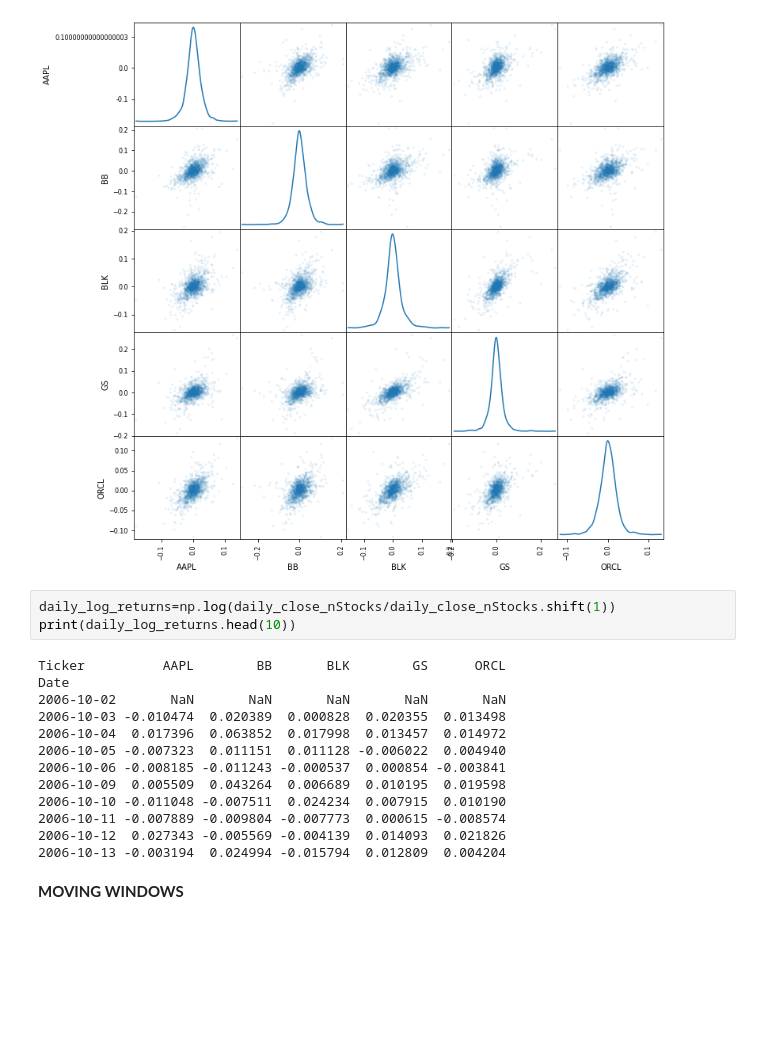
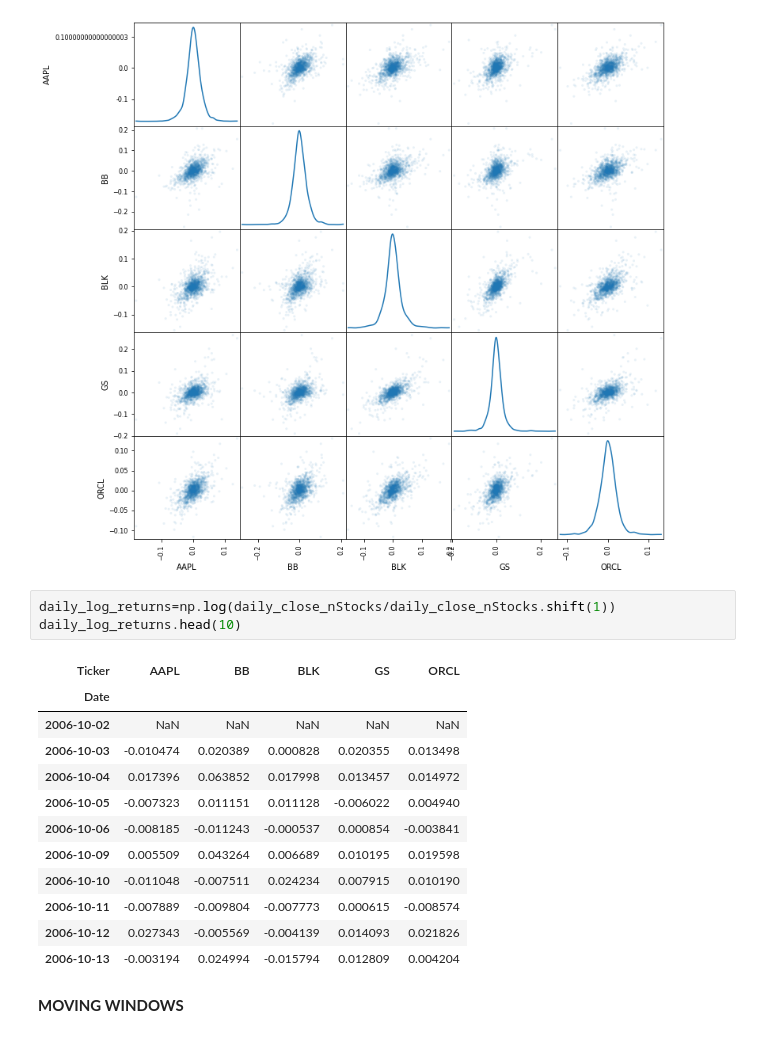
Before and after one commit to DataCrusade1999/Quantitative-Analytics, a Jupyter notebook: Quantitative_Analytics.ipynb, the cells around one changed output. Drawn from its saved outputs; the diff is of its cells as text; blank space fills up the shorter version.

```diff
--- a/Quantitative_Analytics.ipynb
+++ b/Quantitative_Analytics.ipynb
@@ -278,20 +277,20 @@ plt.show()
 [figure]
 # %%
 daily_log_returns=np.log(daily_close_nStocks/daily_close_nStocks.shift(1))
-print(daily_log_returns.head(10))
+daily_log_returns.head(10)
 # %% [output]
-Ticker          AAPL        BB       BLK        GS      ORCL
-Date
-2006-10-02       NaN       NaN       NaN       NaN       NaN
-2006-10-03 -0.010474  0.020389  0.000828  0.020355  0.013498
-2006-10-04  0.017396  0.063852  0.017998  0.013457  0.014972
-2006-10-05 -0.007323  0.011151  0.011128 -0.006022  0.004940
-2006-10-06 -0.008185 -0.011243 -0.000537  0.000854 -0.003841
-2006-10-09  0.005509  0.043264  0.006689  0.010195  0.019598
-2006-10-10 -0.011048 -0.007511  0.024234  0.007915  0.010190
-2006-10-11 -0.007889 -0.009804 -0.007773  0.000615 -0.008574
-2006-10-12  0.027343 -0.005569 -0.004139  0.014093  0.021826
-2006-10-13 -0.003194  0.024994 -0.015794  0.012809  0.004204
+| Ticker | AAPL | BB | BLK | GS | ORCL |
+| Date |  |  |  |  |  |
+| 2006-10-02 | NaN | NaN | NaN | NaN | NaN |
+| 2006-10-03 | -0.010474 | 0.020389 | 0.000828 | 0.020355 | 0.013498 |
+| 2006-10-04 | 0.017396 | 0.063852 | 0.017998 | 0.013457 | 0.014972 |
+| 2006-10-05 | -0.007323 | 0.011151 | 0.011128 | -0.006022 | 0.004940 |
+| 2006-10-06 | -0.008185 | -0.011243 | -0.000537 | 0.000854 | -0.003841 |
+| 2006-10-09 | 0.005509 | 0.043264 | 0.006689 | 0.010195 | 0.019598 |
+| 2006-10-10 | -0.011048 | -0.007511 | 0.024234 | 0.007915 | 0.010190 |
+| 2006-10-11 | -0.007889 | -0.009804 | -0.007773 | 0.000615 | -0.008574 |
+| 2006-10-12 | 0.027343 | -0.005569 | -0.004139 | 0.014093 | 0.021826 |
+| 2006-10-13 | -0.003194 | 0.024994 | -0.015794 | 0.012809 | 0.004204 |
 # %% [markdown]
 **MOVING WINDOWS**
 # %%
```
Also changed, not shown: parts of 11 cells of this notebook.
